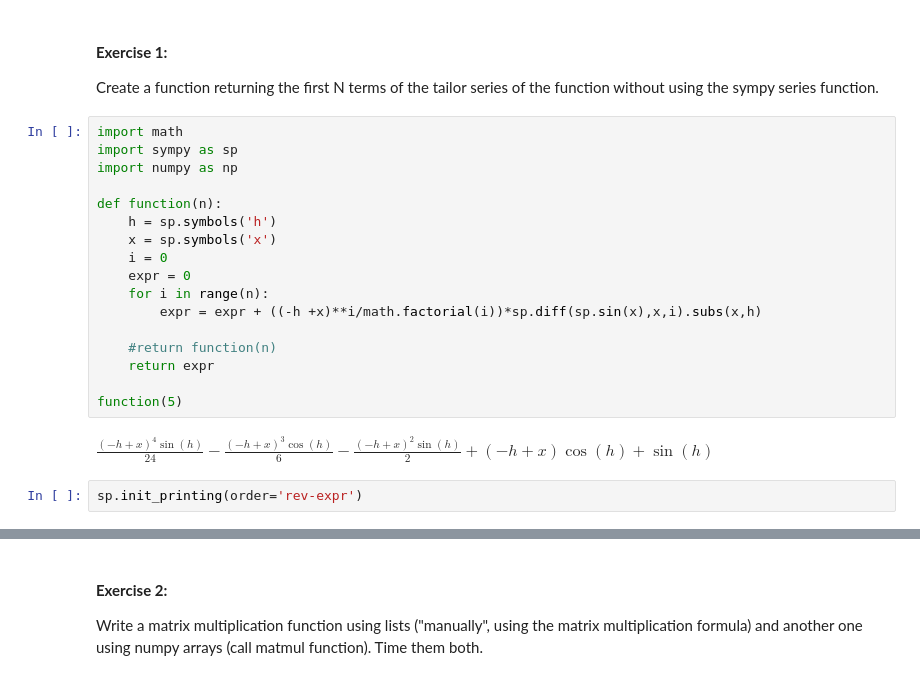
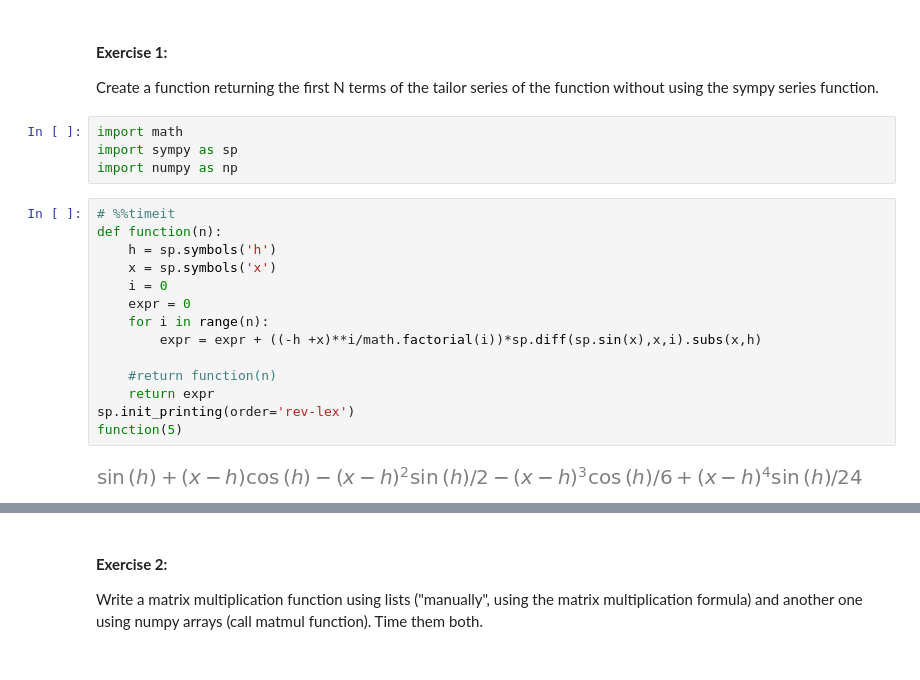
Before and after one commit to TettehMamle/ScientificPython_diploma24, a Jupyter notebook: Exercises2-3.ipynb, the cells around one changed output, grey strips where cells are left out. Cells and saved outputs as stored; diff of their text form.

```diff
--- a/Exercises2-3.ipynb
+++ b/Exercises2-3.ipynb
@@ -1,24 +1,23 @@
 # %% [markdown]
 #### **Exercise 1:**
 Create a function returning the first N terms of the tailor series of the function without using the sympy series function.
+# %%
+import math
+import sympy as sp
+import numpy as np
 # %%
-import math
-import sympy as sp
-import numpy as np
-
+# %%timeit
 def function(n):
     h = sp.symbols('h')
     x = sp.symbols('x')
     i = 0
     expr = 0
     for i in range(n):
         expr = expr + ((-h +x)**i/math.factorial(i))*sp.diff(sp.sin(x),x,i).subs(x,h)
 
     #return function(n)
     return expr
-
+sp.init_printing(order='rev-lex')
 function(5)
 # %% [output]
-$\displaystyle \frac{\left(- h + x\right)^{4} \sin{\left(h \right)}}{24} - \frac{\left(- h + x\right)^{3} \cos{\left(h \right)}}{6} - \frac{\left(- h + x\right)^{2} \sin{\left(h \right)}}{2} + \left(- h + x\right) \cos{\left(h \right)} + \sin{\left(h \right)}$
+[figure, added]
-# %%
-sp.init_printing(order='rev-expr')
```
Also changed, not shown: parts of 12 cells of this notebook, 18 other files.
